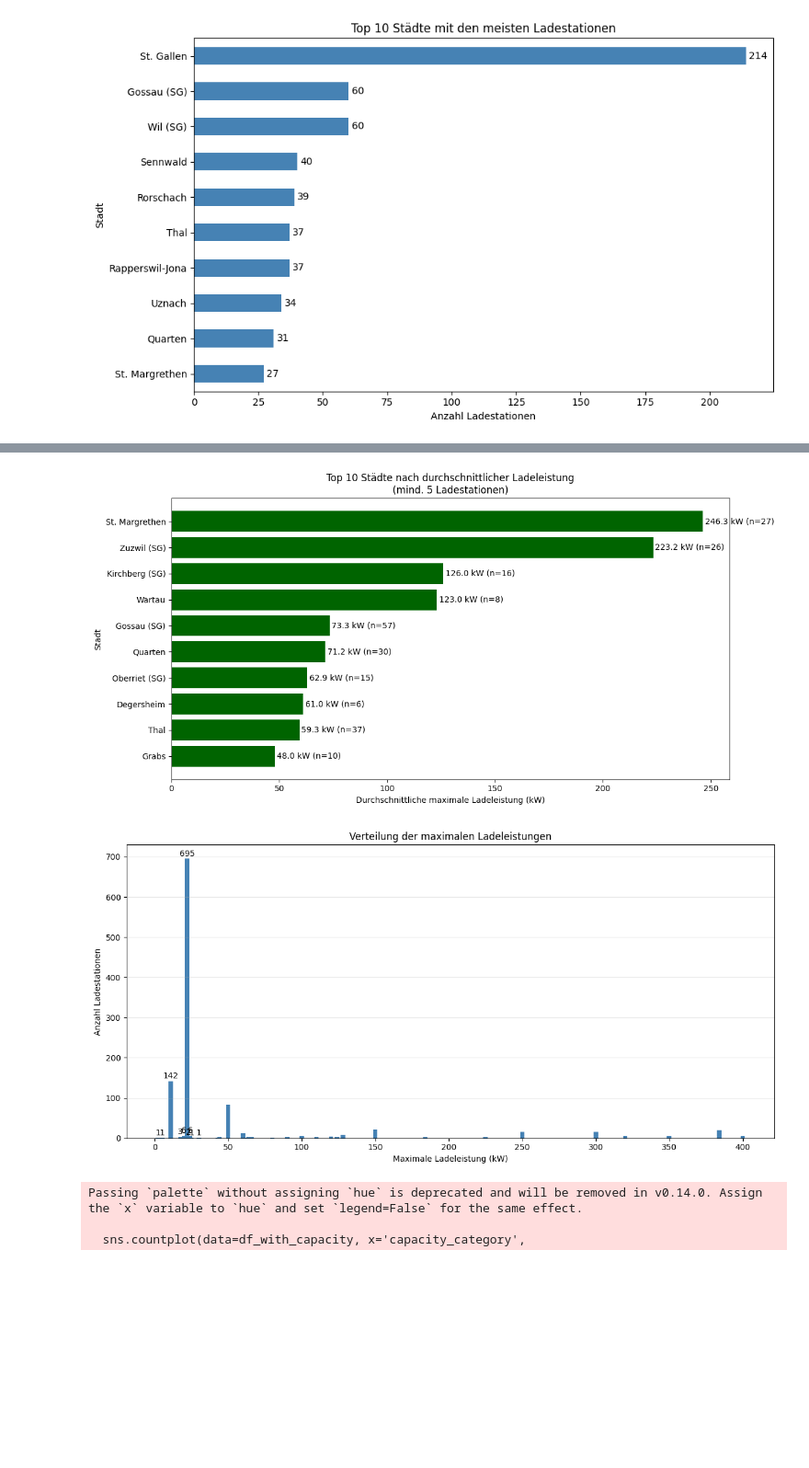
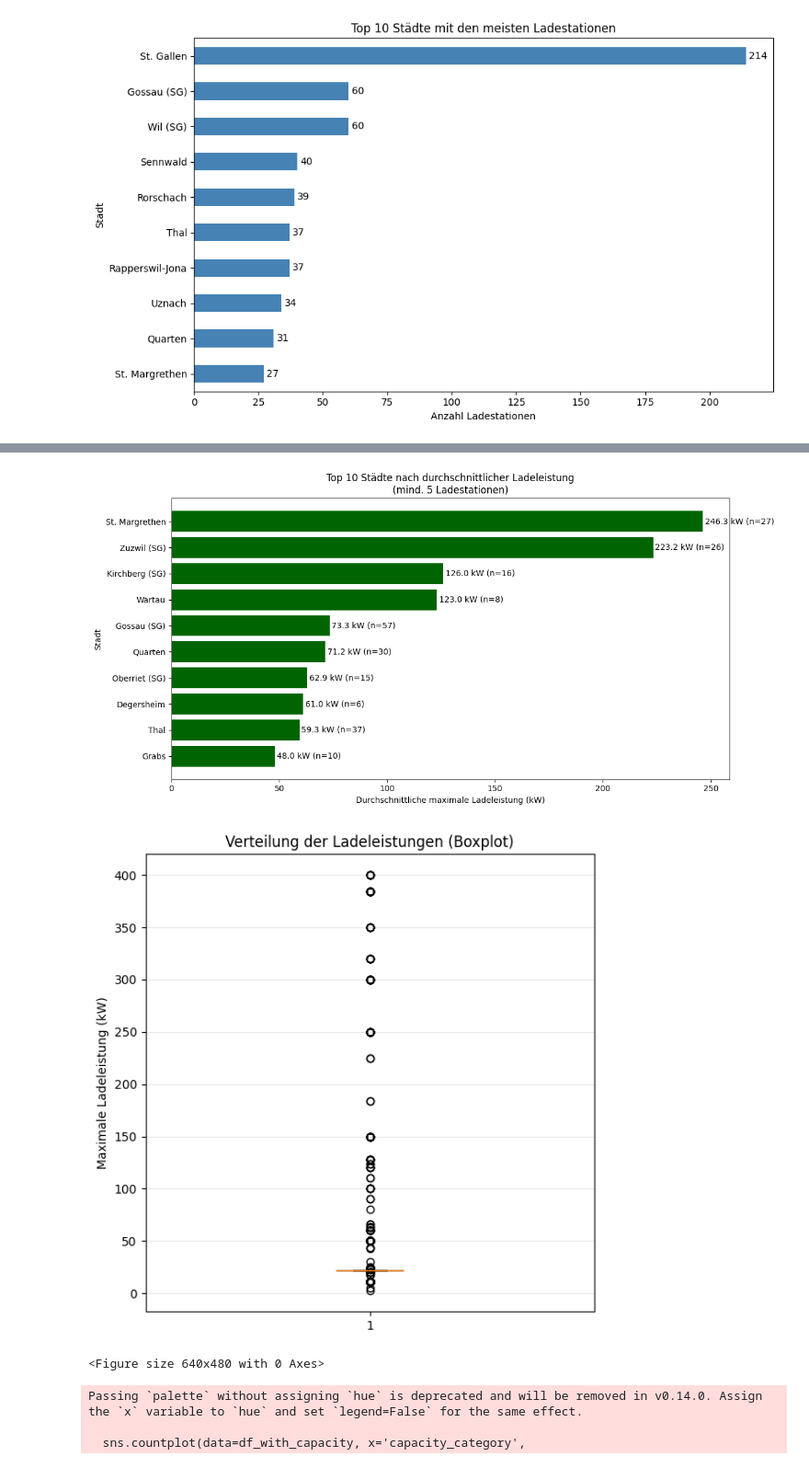
Before and after one commit to macnch33s3/APROG, a Jupyter notebook: PROJECT/api_bridge.ipynb, the cells around one changed output, grey strips where cells are left out. Shown: that part at 92% size. Cells and saved outputs as stored; diff of their text form; code cells hidden in the pictures; blank space fills up the shorter version.

Commit message:
added Verteilung der Ladeleistung

```diff
--- a/PROJECT/api_bridge.ipynb
+++ b/PROJECT/api_bridge.ipynb
@@ -136,5 +136,20 @@ for i, v in enumerate(stadt_counts.values):
 ax.invert_yaxis()
 plt.tight_layout()
 plt.show()
+
+df_24h = df[df["isopen24hours"] == 1.0]
+operator_counts = df_24h["operatorname"].value_counts().head(10)
+
+ax = operator_counts.plot(kind="barh", figsize=(10, 6), color="steelblue")
+ax.set_xlabel("Anzahl 24h Ladestationen")
+ax.set_ylabel("Betreiber")
+ax.set_title("Top 10 Betreiber von 24h Ladestationen")
+
+for i, v in enumerate(operator_counts.values):
+    ax.text(v + 0.5, i, str(v), va="center")
+
+ax.invert_yaxis()
+plt.tight_layout()
+plt.show()
 # %% [output]
 [figure]
@@ -159,45 +175,55 @@ df['max_capacity_kw'] = df['chargingfacilities'].apply(extract_max_capacity)
 df_with_capacity = df[df['max_capacity_kw'].notna()].copy()
 
 # Top 10 Städte nach durchschnittlicher maximaler Ladeleistung
 avg_capacity_by_city = df_with_capacity.groupby('address_city')['max_capacity_kw'].agg(['mean', 'count'])
 avg_capacity_by_city = avg_capacity_by_city[avg_capacity_by_city['count'] >= 5]  # Nur Städte mit mind. 5 Stationen
 avg_capacity_by_city = avg_capacity_by_city.sort_values('mean', ascending=False).head(10)
 
 # Plot erstellen
 fig, ax = plt.subplots(figsize=(12, 6))
 bars = ax.barh(range(len(avg_capacity_by_city)), avg_capacity_by_city['mean'], color='darkgreen')
 ax.set_yticks(range(len(avg_capacity_by_city)))
 ax.set_yticklabels(avg_capacity_by_city.index)
 ax.set_xlabel('Durchschnittliche maximale Ladeleistung (kW)')
 ax.set_ylabel('Stadt')
 ax.set_title('Top 10 Städte nach durchschnittlicher Ladeleistung\n(mind. 5 Ladestationen)')
 
 # Werte an den Balken anzeigen
 for i, (v, count) in enumerate(zip(avg_capacity_by_city['mean'], avg_capacity_by_city['count'])):
     ax.text(v + 1, i, f'{v:.1f} kW (n={int(count)})', va='center')
 
 ax.invert_yaxis()
 plt.tight_layout()
 plt.show()
 
-# Zusätzlich: Verteilung der Ladeleistungen
-fig, ax = plt.subplots(figsize=(12, 6))
-capacity_counts = df_with_capacity['max_capacity_kw'].value_counts().sort_index()
-ax.bar(capacity_counts.index, capacity_counts.values, color='steelblue', width=3)
-ax.set_xlabel('Maximale Ladeleistung (kW)')
-ax.set_ylabel('Anzahl Ladestationen')
-ax.set_title('Verteilung der maximalen Ladeleistungen')
-ax.grid(axis='y', alpha=0.3)
+# # Zusätzlich: Verteilung der Ladeleistungen
+# fig, ax = plt.subplots(figsize=(12, 6))
+# capacity_counts = df_with_capacity['max_capacity_kw'].value_counts().sort_index()
+# ax.bar(capacity_counts.index, capacity_counts.values, color='steelblue', width=3)
+# ax.set_xlabel('Maximale Ladeleistung (kW)')
+# ax.set_ylabel('Anzahl Ladestationen')
+# ax.set_title('Verteilung der maximalen Ladeleistungen')
+# ax.grid(axis='y', alpha=0.3)
+#
+# # Werte über den Balken anzeigen für die häufigsten Kapazitäten
+# for capacity, count in capacity_counts.head(10).items():
+#     ax.text(capacity, count + 2, str(count), ha='center', va='bottom')
 
-# Werte über den Balken anzeigen für die häufigsten Kapazitäten
-for capacity, count in capacity_counts.head(10).items():
-    ax.text(capacity, count + 2, str(count), ha='center', va='bottom')
+fig, ax = plt.subplots(figsize=(6, 6))
+ax.boxplot(df_with_capacity['max_capacity_kw'].dropna(), vert=True, patch_artist=True)
+ax.set_ylabel('Maximale Ladeleistung (kW)')
+ax.set_title('Verteilung der Ladeleistungen (Boxplot)')
+plt.grid(axis='y', alpha=0.3)
+plt.tight_layout()
+plt.show()
+
 
 plt.tight_layout()
 plt.show()
 # %% [output]
 [figure]
-[figure, old version]
+[figure, new version]
+<Figure size 640x480 with 0 Axes>
 # %%
 # Ladeleistungen in Kategorien einteilen
 def categorize_capacity(kw):
```
Also changed, not shown: parts of 1 cell of this notebook.
